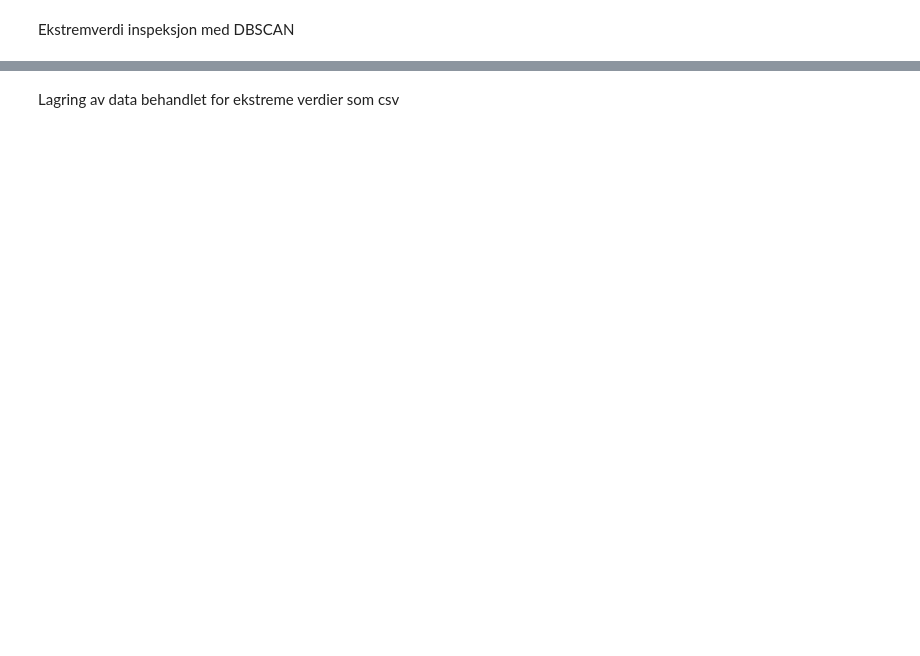
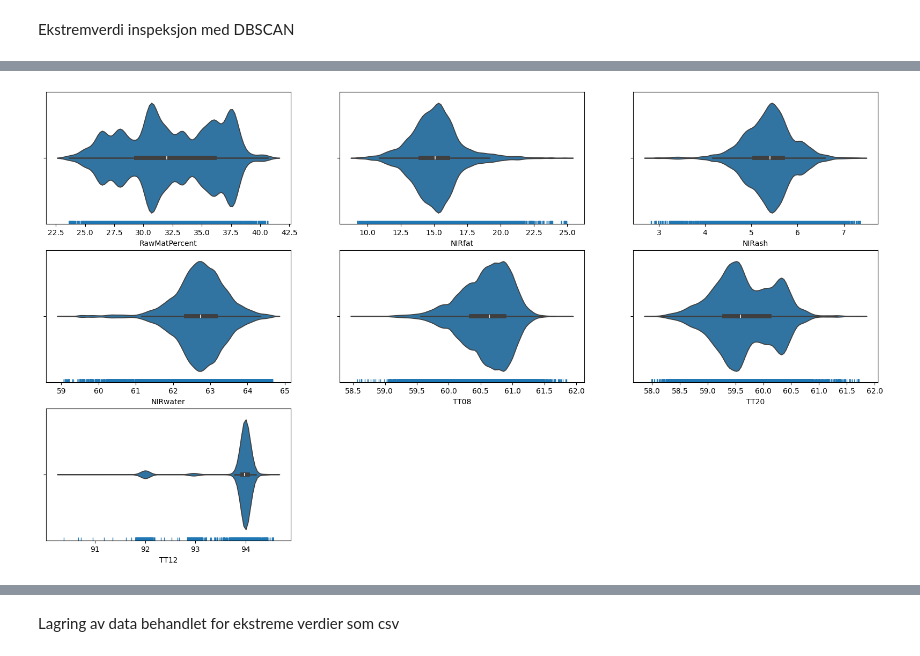
Before and after one commit to PreyPython123/Master-V24-Semiveiledet-Regresjon, a Jupyter notebook: Bioco_Databehandling_av_ekstremverdier.ipynb, the cells around one changed output, grey strips where cells are left out. Saved outputs shown, nothing was run; the diff lists cells and outputs as text; code cells hidden in the pictures; blank space fills up the shorter version.

```diff
--- a/Bioco_Databehandling_av_ekstremverdier.ipynb
+++ b/Bioco_Databehandling_av_ekstremverdier.ipynb
@@ -150,0 +328,13 @@ Ekstremverdi inspeksjon med DBSCAN
+# %%
+# Finner ektreme observasjoner som er felles for inspeksjonene
+samlet_ekstrem_indeks = np.intersect1d(mulige_ekstrem_hbos_indeks, mulige_ekstrem_cblof_indeks)
+
+samlet_ekstrem_indeks = np.intersect1d(samlet_ekstrem_indeks, mulige_ekstrem_dbscan_indeks)
+
+
+# Remove the common outliers from the original DataFrame
+prediktor_data_ekstrem = prediktor_data.drop(prediktor_data.index[samlet_ekstrem_indeks])
+
+# Data etter felles inspeksjon
+print("Data etter felles inspeksjon:")
+print(prediktor_data_ekstrem.info())
@@ -150,0 +358,16 @@ Ekstremverdi inspeksjon med DBSCAN
+# %%
+fig = plt.figure(figsize=(20,30))
+antall_kolonnner = len(prediktor_data_ekstrem.columns)
+rute_nett = fig.add_gridspec(8,3)
+
+n = 0
+for nummer, indeks in zip(range(antall_kolonnner), prediktor_data_ekstrem):
+  if nummer % 3 == 0:
+    n += 1
+    i = 0
+  ax = fig.add_subplot(rute_nett[n,i])
+  sns.violinplot(x=indeks, data = prediktor_data_ekstrem)
+  sns.rugplot(x=prediktor_data_ekstrem[indeks])
+  i += 1
+# %% [output]
+[figure, added]
```
Also changed, not shown: parts of 20 cells of this notebook.
